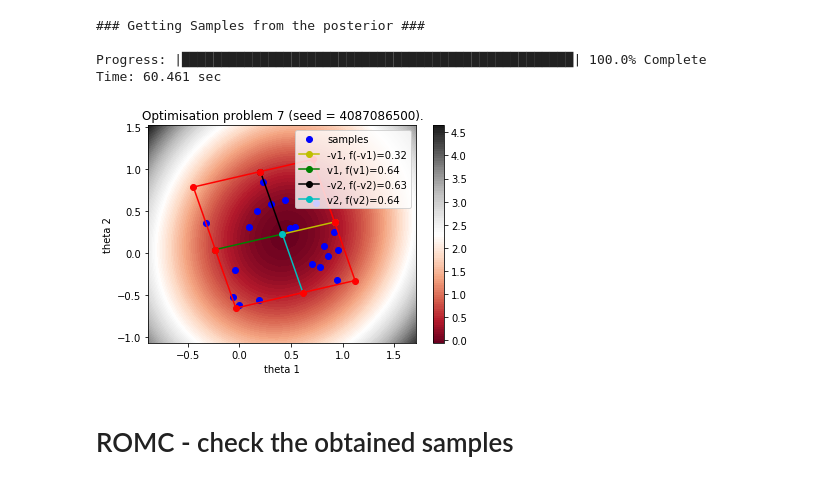
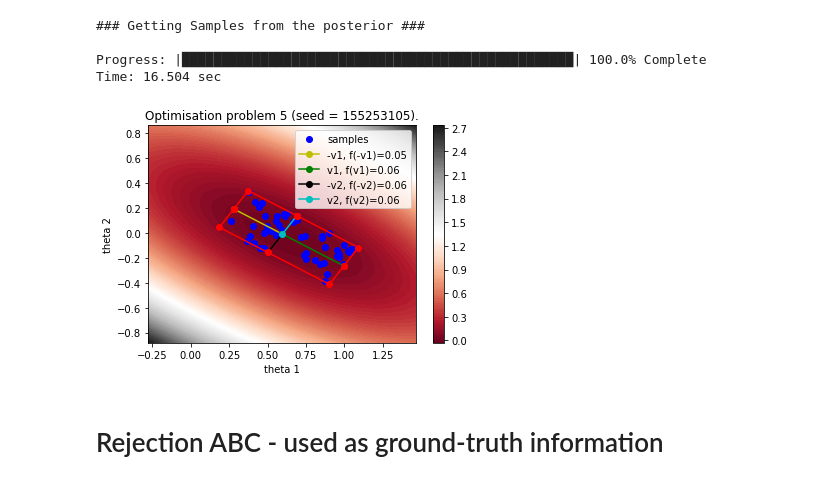
Before and after one commit to givasile/edinburgh-thesis, a Jupyter notebook: notebook_examples/example_MA2.ipynb, the cells around one changed output. Drawn from its saved outputs; the diff is of its cells as text; code cells hidden in the pictures.

```diff
--- a/notebook_examples/example_MA2.ipynb
+++ b/notebook_examples/example_MA2.ipynb
@@ -89,15 +66,15 @@ plot_romc_posterior(romc.eval_unnorm_posterior, nof_points=80)
 # %%
-n2 = 20
+n2 = 50
 tmp = romc.sample(n2=n2)
 # %% [output]
 ### Getting Samples from the posterior ###
 
 Progress: |██████████████████████████████████████████████████| 100.0% Complete
-Time: 60.461 sec
+Time: 16.504 sec
 # %%
 # As before but now it plots the samples as well
-romc.visualize_region(7)
+romc.visualize_region(5)
 # %% [output]
-[figure, old version]
+[figure, new version]
-# %% [markdown]
-# ROMC - check the obtained samples
+# %% [markdown]
+# Rejection ABC - used as ground-truth information
```
Also changed, not shown: parts of 34 cells of this notebook, 6 other files.
